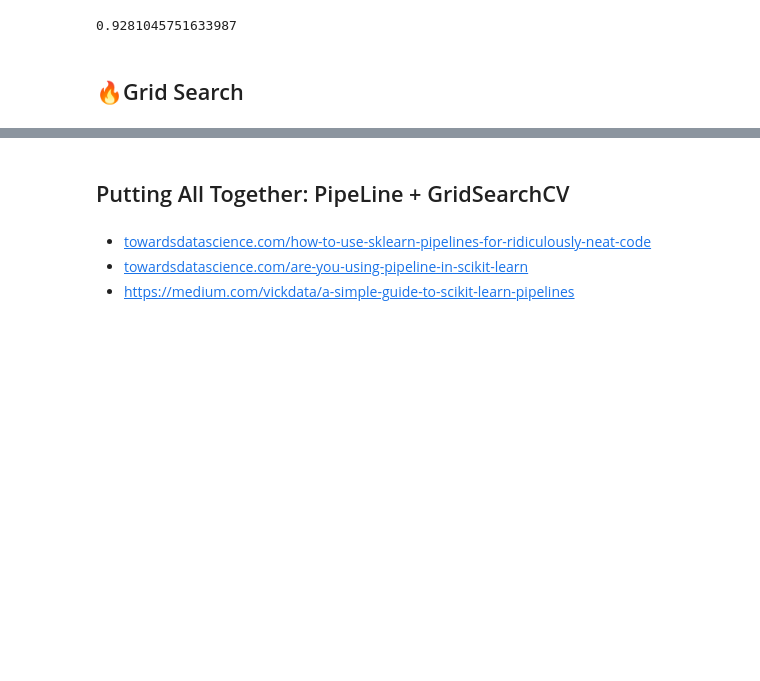
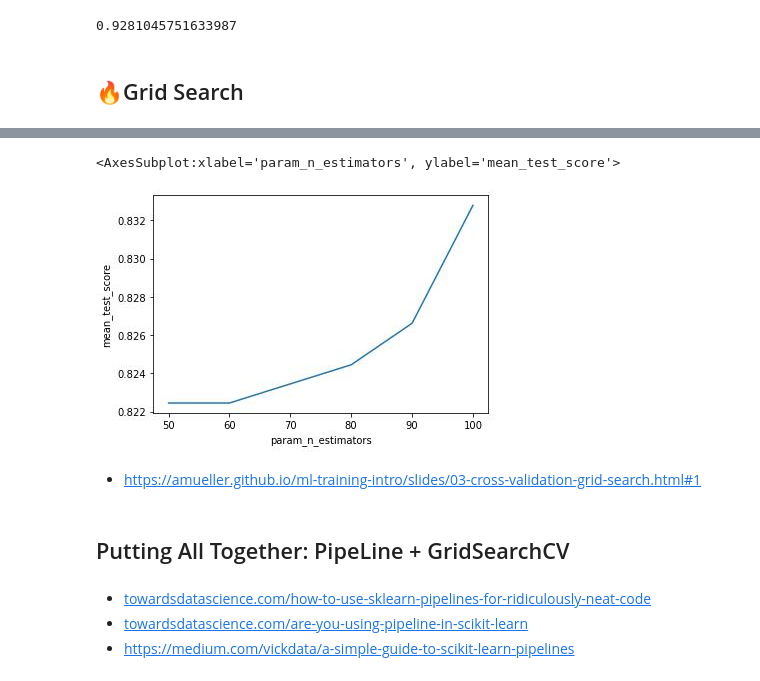
Before and after one commit to dev-SR/machine-learning, a Jupyter notebook: 100sklearn/sklearn.ipynb, the cells around one changed output, grey strips where cells are left out. Cells and saved outputs as stored; diff of their text form; code cells hidden in the pictures; blank space fills up the shorter version.

```diff
--- a/100sklearn/sklearn.ipynb
+++ b/100sklearn/sklearn.ipynb
@@ -543,39 +516,0 @@ print(X_train.shape, X_test.shape, y_train.shape, y_test.shape)
-# %%
-models = [
-    {
-      "model_instance": RandomForestClassifier(),
-      "model_name": "RandomForest",
-      "params": {
-          "max_depth": [85],
-          "max_features": ['sqrt'],
-          "n_estimators": [60, 80, 90],
-          "random_state": [42]
-        }
-    },
-    { "model_instance": DecisionTreeClassifier(),
-      "model_name": "DecisionTree",
-      "params": {
-          "criterion": ['gini','entropy'],
-          "splitter": ['best','random'],
-          "max_depth": [None,90,95,100],
-          "max_features": [None, "sqrt","log2"],
-          "random_state": [42]
-      }
-    },
-]
-
-scores = []
-highest_acc = 0
-best_model = None
-
-print("Running Model:")
-for model in models:
-  # Create a based model
-    model_instance = model["model_instance"]
-    model_name = model["model_name"]
-    classifier = GridSearchCV(estimator=model_instance, param_grid=model["params"],
-                              cv=3, n_jobs=1)
-    classifier.fit(X_train, y_train)
-    print(f'Best Score: {classifier.best_score_}')
-    print(f'Best Hyperparameters: {classifier.best_params_}')
-    print()
@@ -589,3 +629,11 @@ Best Hyperparameters: {'criterion': 'gini', 'max_depth': None, 'max_features': N
+# %%
+nesm = pd.DataFrame(best_model.cv_results_)[['param_n_estimators','mean_test_score']]
+sns.lineplot(x='param_n_estimators', y='mean_test_score', data=nesm)
+# %% [output]
+<AxesSubplot:xlabel='param_n_estimators', ylabel='mean_test_score'>
+[figure, added]
+# %% [markdown]
+- [https://amueller.github.io/ml-training-intro/slides/03-cross-validation-grid-search.html#1](https://amueller.github.io/ml-training-intro/slides/03-cross-validation-grid-search.html#1)
 # %% [markdown]
 ## Putting All Together: PipeLine + GridSearchCV
 # %% [markdown]
```
Also changed, not shown: parts of 11 cells of this notebook, 55 other files.
